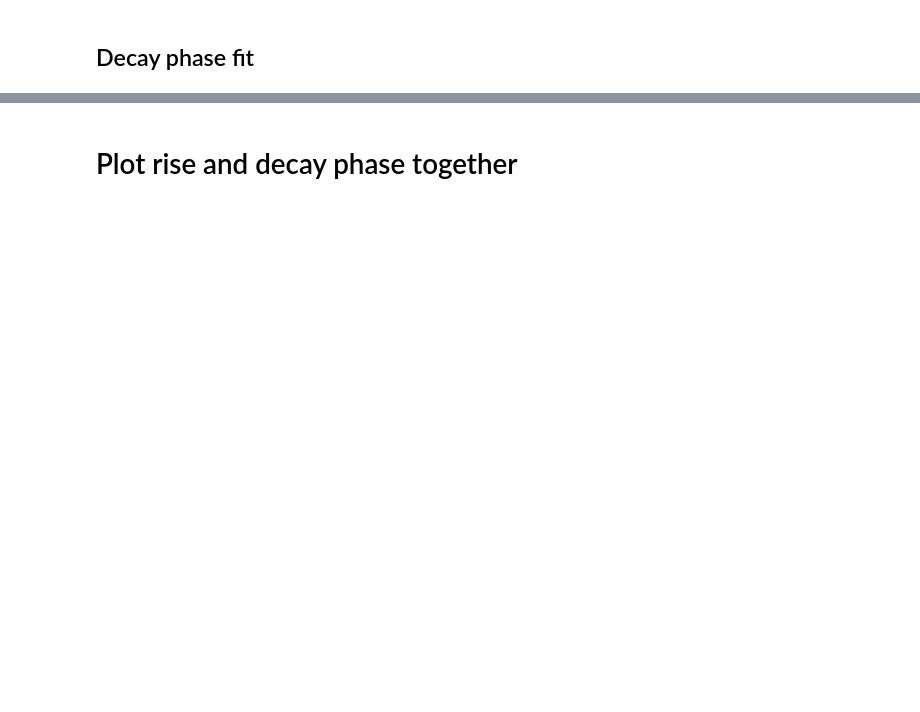
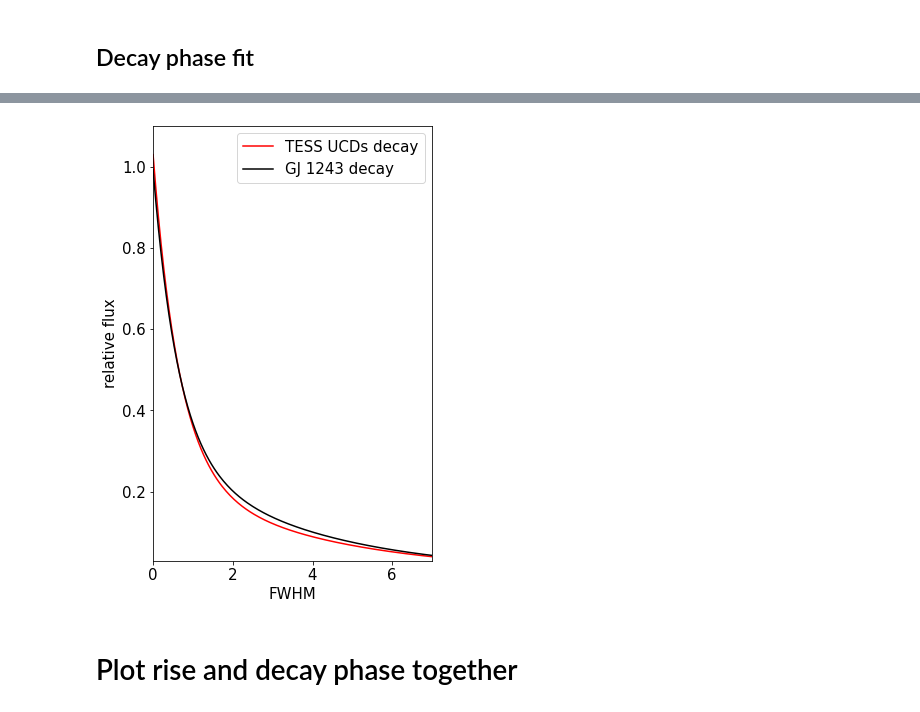
Before and after one commit to ekaterinailin/TESS_UCD_flares, a Jupyter notebook: notebook/Davenport_model_comparison.ipynb, the cells around one changed output, grey strips where cells are left out. Saved outputs shown, nothing was run; the diff lists cells and outputs as text; code cells hidden in the pictures; blank space fills up the shorter version.

```diff
--- a/notebook/Davenport_model_comparison.ipynb
+++ b/notebook/Davenport_model_comparison.ipynb
@@ -250,7 +317,7 @@ flat_samples = rise_sampler.get_chain(discard=100, thin=15, flat=True)
 
 
 with open("../tables/davenport_model.txt", "a") as f:
-    f.write(f"\n{tstamp} fit Davenport rise model to data with gaussian prior.\n")
+    f.write(f"\n{tstamp} fit Davenport rise model to data with uniform prior.\n")
 
 labels = [r"a", r"b", r"c", r"d"]
 for i in range(ndim):
@@ -282,19 +362,19 @@ plt.errorbar(x=t_decay, y=f_decay, yerr=ferr_decay, errorevery=20);
 # %%
 # run MCMC
 ndim, nwalkers = 4, 100
-lnprob = choose_lnprob(lnprior_decay, loglikelihood_decay)
+lnprob = choose_lnprob(lnprior_rise_uniform, loglikelihood_decay)
 pos = [truths + 1e-4*np.random.randn(ndim) for i in range(nwalkers)]
 
-filename = f"../mcmc/{tstamp}_decay_phase.h5"
+filename = f"../mcmc/{tstamp}_decay_phase_uniform.h5"
 backend = emcee.backends.HDFBackend(filename)
-#backend.reset(nwalkers, ndim)
+backend.reset(nwalkers, ndim)
 decay_sampler = emcee.EnsembleSampler(nwalkers, ndim, lnprob, args=(t_decay, f_decay, ferr_decay), backend=backend)
 
-decay_sampler.run_mcmc(pos, 10, progress=True);
+decay_sampler.run_mcmc(pos, 1000, progress=True);
 # %%
 new_backend = emcee.backends.HDFBackend(filename)
 print("Initial size: {0}".format(new_backend.iteration))
 decay_sampler = emcee.EnsembleSampler(nwalkers, ndim, lnprob, args=(t_decay, f_decay, ferr_decay),
                                       backend=new_backend)
-decay_sampler.run_mcmc(None, 1000)
+decay_sampler.run_mcmc(None, 500)
 print("Final size: {0}".format(new_backend.iteration))
@@ -323,11 +412,13 @@ flat_samples = decay_sampler.get_chain(discard=100, thin=15, flat=True)
 
 
 with open("../tables/davenport_model.txt", "a") as f:
-    f.write(f"{tstamp} fit Davenport decay model to data with gaussian prior.\n")
+    f.write(f"{tstamp} fit Davenport decay model to data with uniform prior.\n")
 
 labels = [r"a", r"b", r"c", r"d"]
+res = []
 for i in range(ndim):
     mcmc = np.percentile(flat_samples[:, i], [16, 50, 84])
+    res.append(mcmc[1])
     q = np.diff(mcmc)
     txt1 = f"{labels[i]} = {mcmc[1]:.3f}_{{-{q[0]:.3f}}}^{{{q[1]:.3f}}}"
     #txt1 = txt.format(mcmc[1], q[0], q[1], labels[i])
@@ -340,3 +455,17 @@ for i in range(ndim):
+# %%
+plt.figure(figsize=(5,8))
+plt.plot(t_decay, model_decay(*res,t_decay),#/model_decay(*res,t_decay.values[0]),
+         color="r", label="TESS UCDs decay")
+plt.plot(t_decay, model_decay(*truths,t_decay),#/model_decay(*truths,t_decay.values[0]),
+         color="k", label="GJ 1243 decay");
+plt.xlim(0,7.)
+#plt.yscale("log")
+plt.xlabel("FWHM")
+plt.ylabel("relative flux")
+plt.ylim(3e-2,1.1)
+plt.legend();
+# %% [output]
+[figure, added]
 # %% [markdown]
 # Plot rise and decay phase together
 # %%
```
Also changed, not shown: parts of 17 cells of this notebook.
